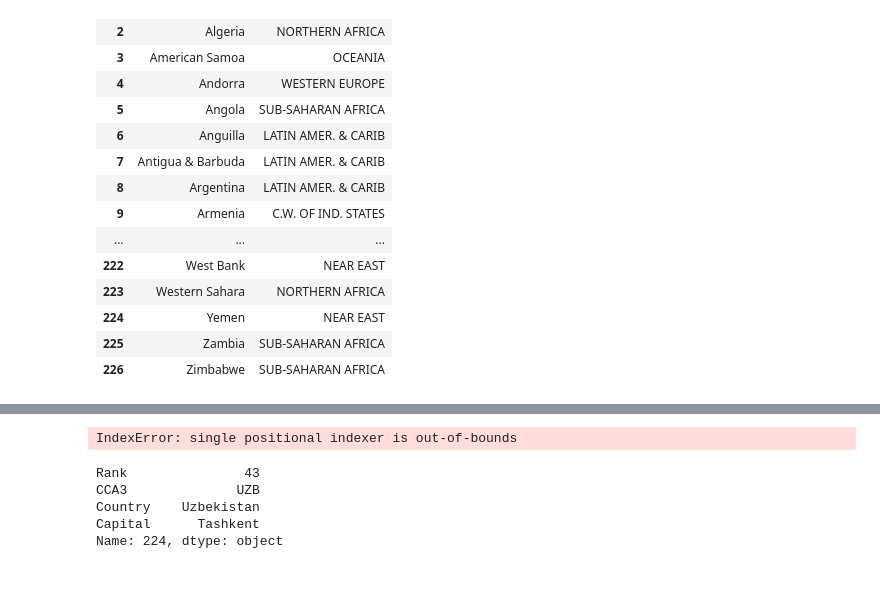
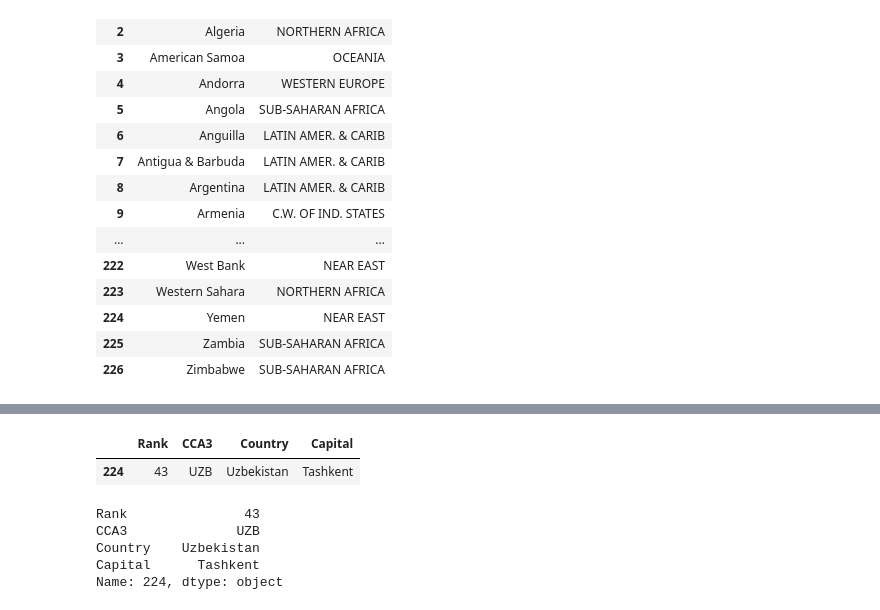
Before and after one commit to knneff/pandas-data-analytics-course, a Jupyter notebook: Pandas 101 - Reading in Files.ipynb, the cells around one changed output, grey strips where cells are left out. Cells and saved outputs as stored; diff of their text form; code cells hidden in the pictures; blank space fills up the shorter version.

```diff
--- a/Pandas 101 - Reading in Files.ipynb
+++ b/Pandas 101 - Reading in Files.ipynb
@@ -49,7 +105,8 @@ df2['Rank']
 # %%
-df.loc[df['Country'] == 'Uzbekistan'].iloc[0]
+df2.loc[df2['Country'] == 'Uzbekistan']
 # %% [output]
-IndexError: single positional indexer is out-of-bounds
+|  | Rank | CCA3 | Country | Capital |
+| 224 | 43 | UZB | Uzbekistan | Tashkent |
 # %%
 df2.iloc[224]
 # %% [output]
```
Also changed, not shown: parts of 5 cells of this notebook.
